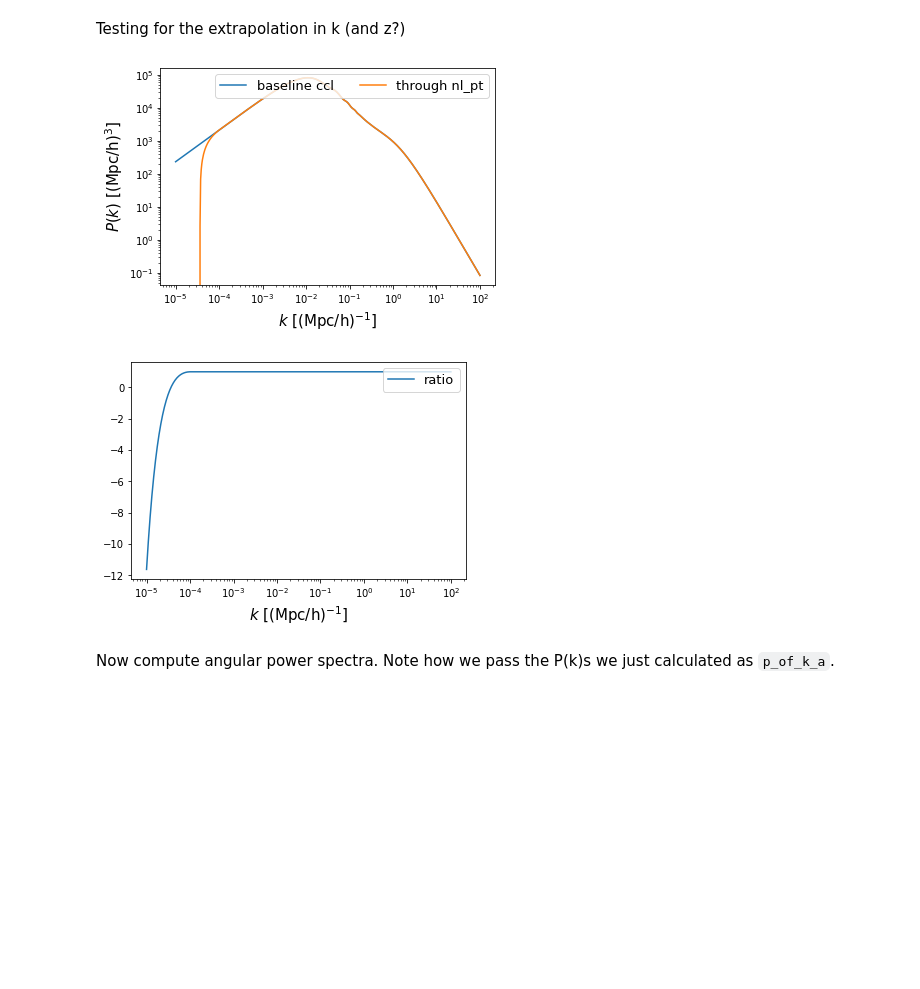
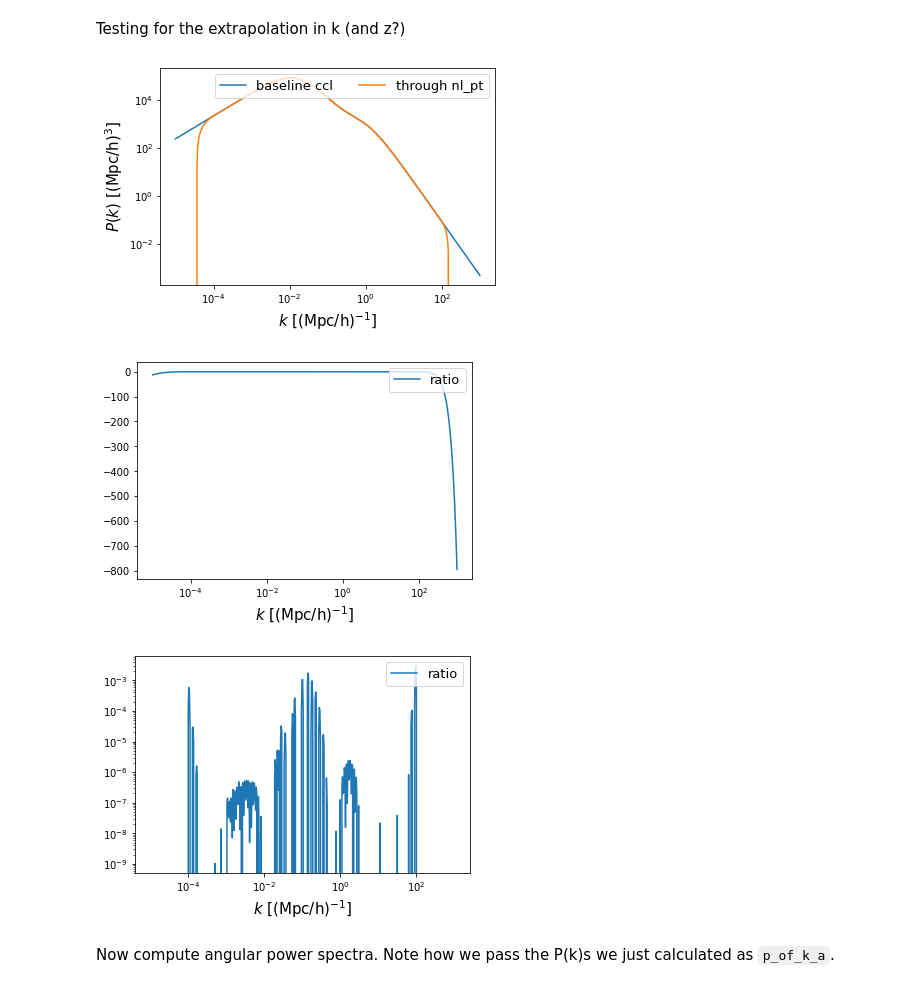
Before and after one commit to LSSTDESC/CCLX, a Jupyter notebook: PerturbationTheoryPk.ipynb, the cells around one changed output. Saved outputs shown, nothing was run; the diff lists cells and outputs as text; code cells hidden in the pictures; blank space fills up the shorter version.

```diff
--- a/PerturbationTheoryPk.ipynb
+++ b/PerturbationTheoryPk.ipynb
@@ -183,28 +183,36 @@ Testing for the extrapolation in k (and z?)
 # %%
 zz=0
 nk = 512
 log10kmin = -5
-log10kmax = 2
+log10kmax = 3
 k = np.logspace(log10kmin,log10kmax,nk)
 pk_nl0 = pk_nl.eval(k,1./(1+zz),cosmo)
 pk_nl0_pt = pk_mm.eval(k,1./(1+zz),cosmo)
 
 plt.loglog()
 plt.plot(k,pk_nl0,label='baseline ccl')
 plt.plot(k,pk_nl0_pt,label='through nl_pt')
 plt.legend(loc='upper right', ncol=2, fontsize=13)
 plt.xlabel(r'$k\,\,[{\rm (Mpc/h)}^{-1}]$', fontsize=15)
 plt.ylabel(r'$P(k)\,\,[{\rm (Mpc/h)^{3}}]$', fontsize=15)
 plt.show()
 
+plt.semilogx()
+plt.plot(k,pk_nl0_pt/pk_nl0-1,label='ratio')
+plt.legend(loc='upper right', ncol=2, fontsize=13)
+plt.xlabel(r'$k\,\,[{\rm (Mpc/h)}^{-1}]$', fontsize=15)
+
+plt.show()
+
 plt.loglog()
-plt.plot(k,pk_nl0_pt/pk_nl0,label='ratio')
+plt.plot(k,pk_nl0_pt/pk_nl0-1,label='ratio')
 plt.legend(loc='upper right', ncol=2, fontsize=13)
 plt.xlabel(r'$k\,\,[{\rm (Mpc/h)}^{-1}]$', fontsize=15)
 plt.show()
 # %% [output]
-[figure, old version]
+[figure, new version]
-[figure, old version]
+[figure, new version]
+[figure, added]
 # %% [markdown]
 Now compute angular power spectra. Note how we pass the P(k)s we just calculated as `p_of_k_a`.
 # %%
```
